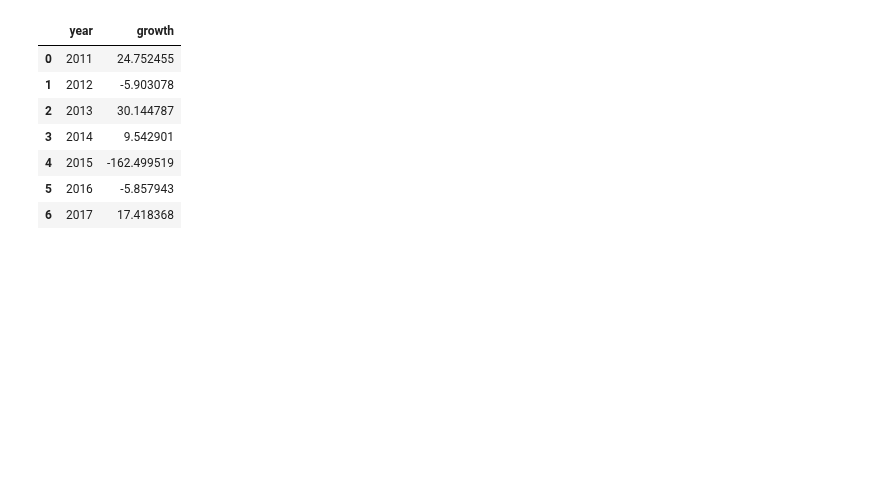
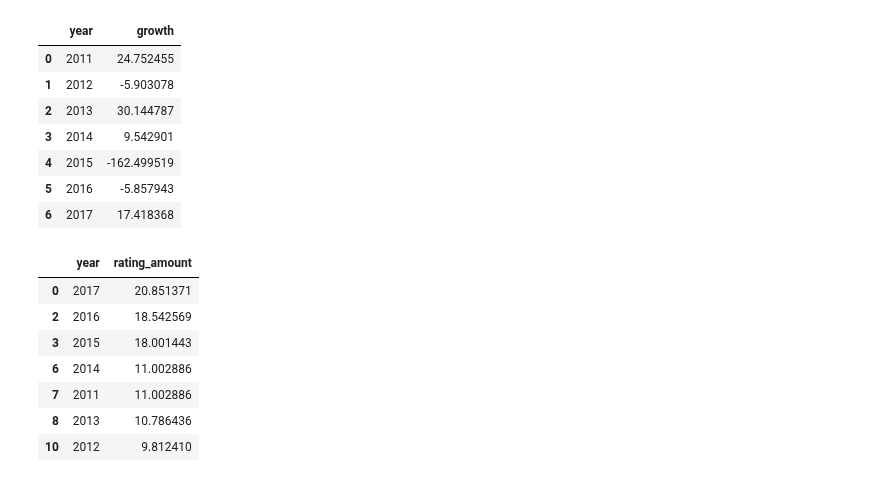
Before and after one commit to fabienmorgan/HSLU_DVIZ_HS22, a Jupyter notebook: Data_Processing/Visualisation_Single_Ratings_Over_Time.ipynb, the cells around one changed output. Drawn from its saved outputs; the diff is of its cells as text; code cells hidden in the pictures; blank space fills up the shorter version.

```diff
--- a/Data_Processing/Visualisation_Single_Ratings_Over_Time.ipynb
+++ b/Data_Processing/Visualisation_Single_Ratings_Over_Time.ipynb
@@ -282,3 +281,14 @@ fig.add_trace(
         x=growth_user_single_ratings_compared_all_ratings['year'],
         y=growth_user_single_ratings_compared_all_ratings['growth']
     ))
+# %%
+single_user_ratings_binned_in_years_reduced
+# %% [output]
+|  | year | rating_amount |
+| 0 | 2017 | 20.851371 |
+| 2 | 2016 | 18.542569 |
+| 3 | 2015 | 18.001443 |
+| 6 | 2014 | 11.002886 |
+| 7 | 2011 | 11.002886 |
+| 8 | 2013 | 10.786436 |
+| 10 | 2012 | 9.812410 |
```
Also changed, not shown: parts of 3 cells of this notebook, 1 other file.
